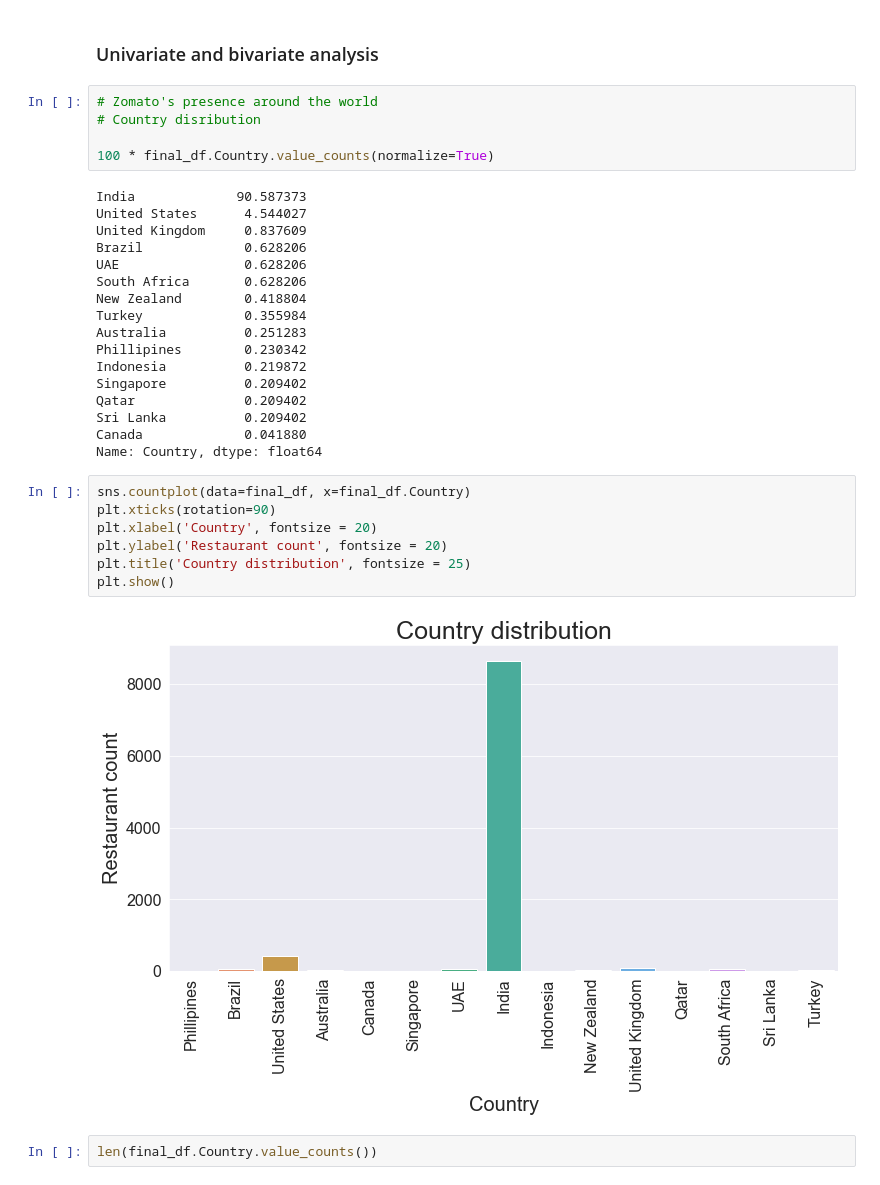
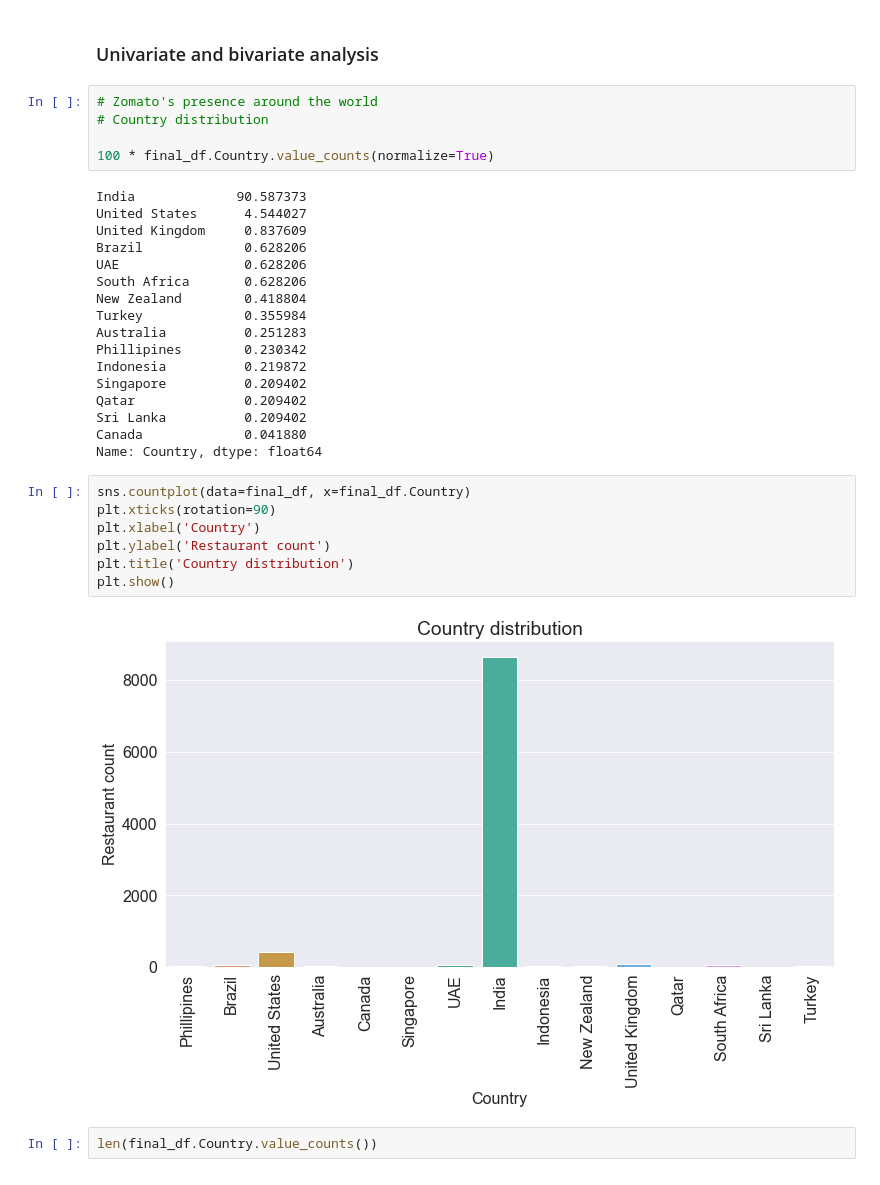
Before and after one commit to manaswikamila05/EDA, a Jupyter notebook: Zomato Restaurants Data/Zomato Case Study.ipynb, the cells around one changed output. Saved outputs shown, nothing was run; the diff lists cells and outputs as text.

```diff
--- a/Zomato Restaurants Data/Zomato Case Study.ipynb
+++ b/Zomato Restaurants Data/Zomato Case Study.ipynb
@@ -306,7 +308,7 @@ Index(['Restaurant ID', 'Restaurant Name', 'Country Code', 'City', 'Address',
 ### Univariate and bivariate analysis
 # %%
 # Zomato's presence around the world
-# Country disribution
+# Country distribution
 
 100 * final_df.Country.value_counts(normalize=True)
 # %% [output]
@@ -329,12 +331,12 @@ Name: Country, dtype: float64
 # %%
 sns.countplot(data=final_df, x=final_df.Country)
 plt.xticks(rotation=90)
-plt.xlabel('Country', fontsize = 20)
-plt.ylabel('Restaurant count', fontsize = 20)
-plt.title('Country distribution', fontsize = 25)
+plt.xlabel('Country')
+plt.ylabel('Restaurant count')
+plt.title('Country distribution')
 plt.show()
 # %% [output]
-[figure, old version]
+[figure, new version]
 # %%
 len(final_df.Country.value_counts())
 # %% [output]
```
Also changed, not shown: parts of 47 cells of this notebook.
